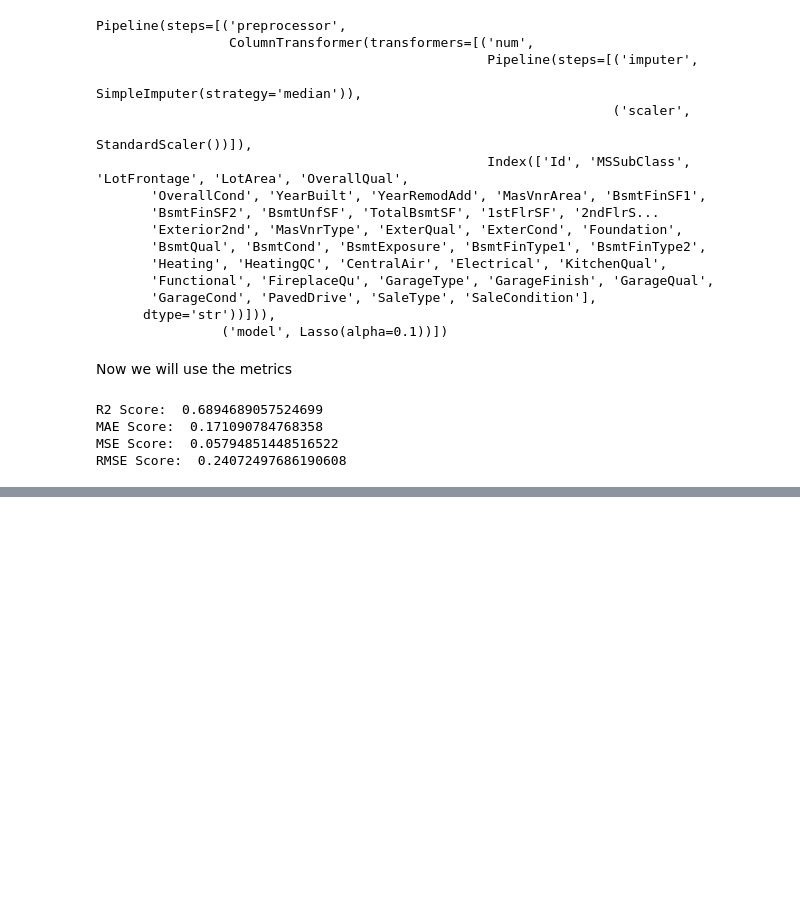
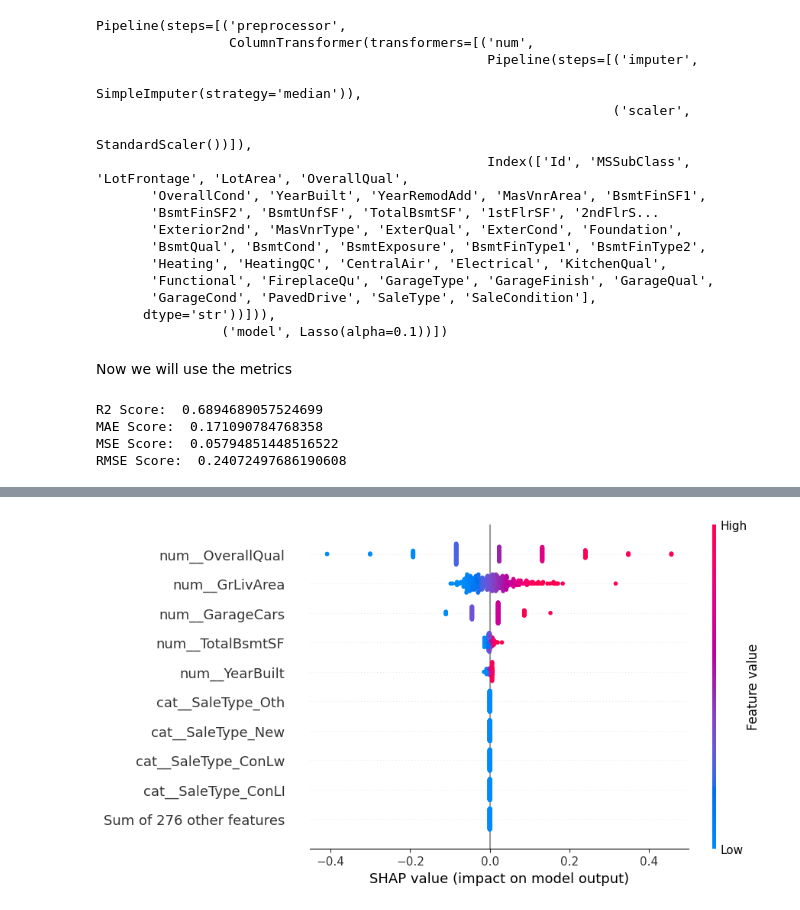
Before and after one commit to jacobabhihail-tech/advanced-data-wrangling-lab, a Jupyter notebook: Day10_House_price_lassoregression/Day10_House_price_lassoregression.ipynb, the cells around one changed output, grey strips where cells are left out. Saved outputs shown, nothing was run; the diff lists cells and outputs as text; code cells hidden in the pictures; blank space fills up the shorter version.

Commit message:
revision of feature importance, permutation, shap

```diff
--- a/Day10_House_price_lassoregression/Day10_House_price_lassoregression.ipynb
+++ b/Day10_House_price_lassoregression/Day10_House_price_lassoregression.ipynb
@@ -401,0 +406,2 @@ RMSE Score:  0.24072497686190608
+# %%
+lasso_model = lassopp.named_steps['model']
@@ -401,0 +461,14 @@ RMSE Score:  0.24072497686190608
+# %%
+X_test_processed = lasso_prepro.transform(X_test)
+X_train_processed = lasso_prepro.transform(X_train)
+# %%
+explainer = shap.LinearExplainer(
+    lasso_model,
+    X_train_processed
+)
+# %%
+shap_values = explainer(X_test_processed)
+# %%
+shap.plots.beeswarm(shap_values)
+# %% [output]
+[figure, added]
```
Also changed, not shown: parts of 9 cells of this notebook, 10 other files.
